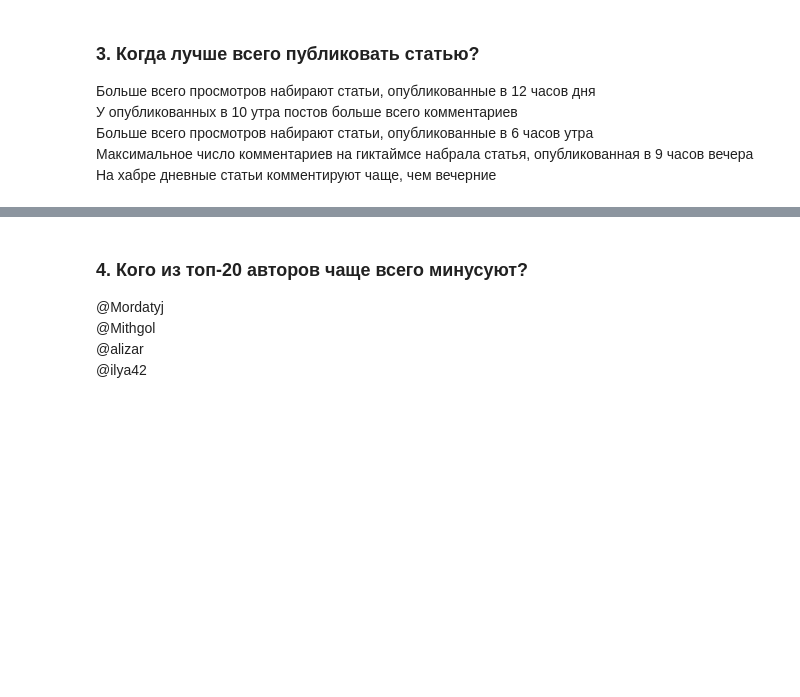
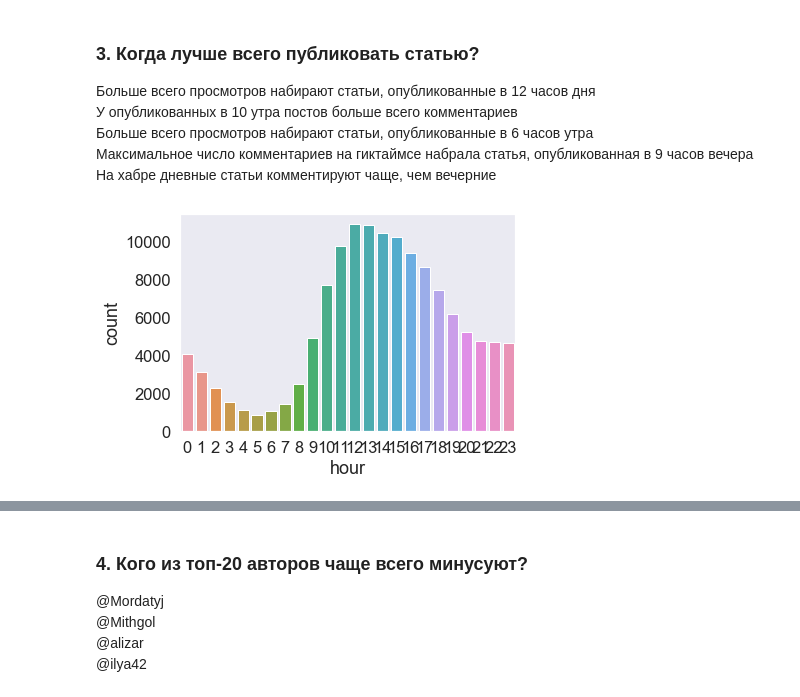
Before and after one commit to Duneholy/ods_learning, a Jupyter notebook: jupyter_russian/topic02_visual_analysis/my tests/Визуальный анализ данных о публикациях на Хабрахабре.ipynb, the cells around one changed output, grey strips where cells are left out. Drawn from its saved outputs; the diff is of its cells as text; code cells hidden in the pictures; blank space fills up the shorter version.

```diff
--- a/jupyter_russian/topic02_visual_analysis/my tests/Визуальный анализ данных о публикациях на Хабрахабре.ipynb
+++ b/jupyter_russian/topic02_visual_analysis/my tests/Визуальный анализ данных о публикациях на Хабрахабре.ipynb
@@ -99,3 +111,7 @@ df['hour'] = [d.hour for d in df.published]
 Больше всего просмотров набирают статьи, опубликованные в 6 часов утра<br/>
 Максимальное число комментариев на гиктаймсе набрала статья, опубликованная в 9 часов вечера<br/>
 На хабре дневные статьи комментируют чаще, чем вечерние<br/>
+# %%
+sns.countplot(x='hour',data=df);
+# %% [output]
+[figure, added]
```
Also changed, not shown: parts of 3 cells of this notebook.
